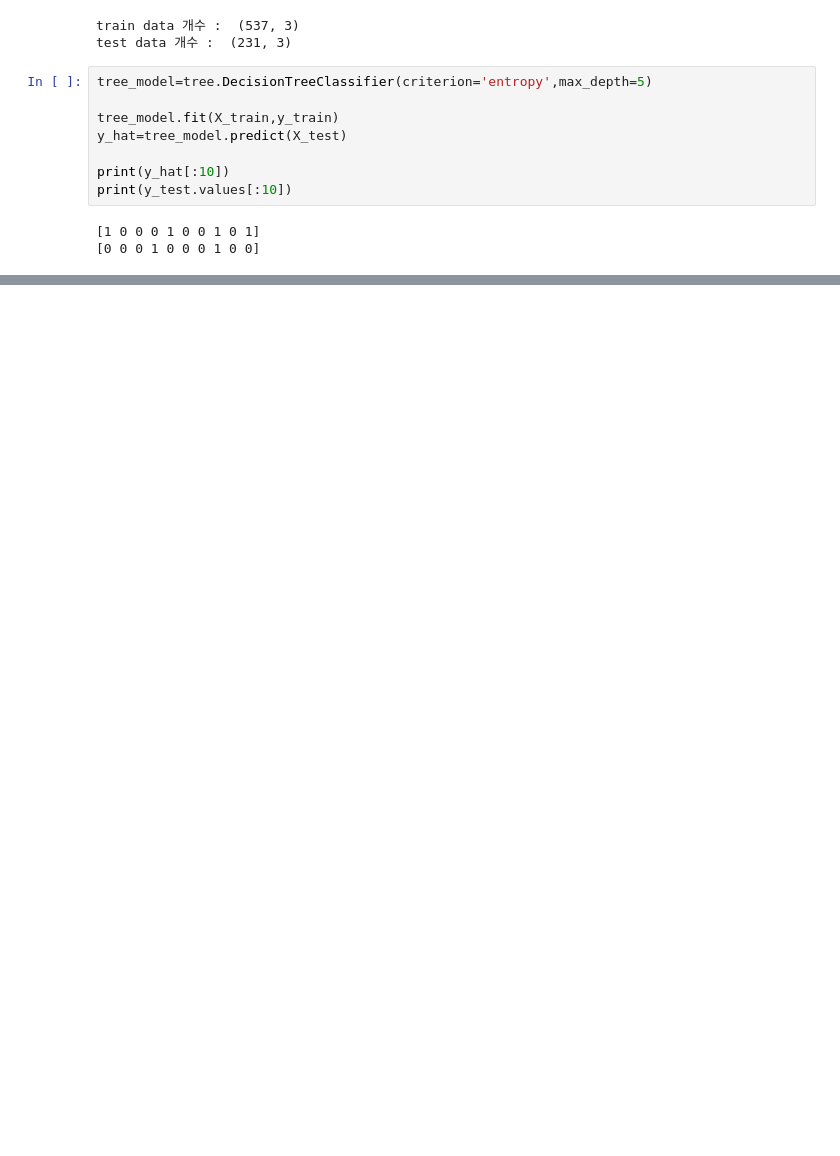
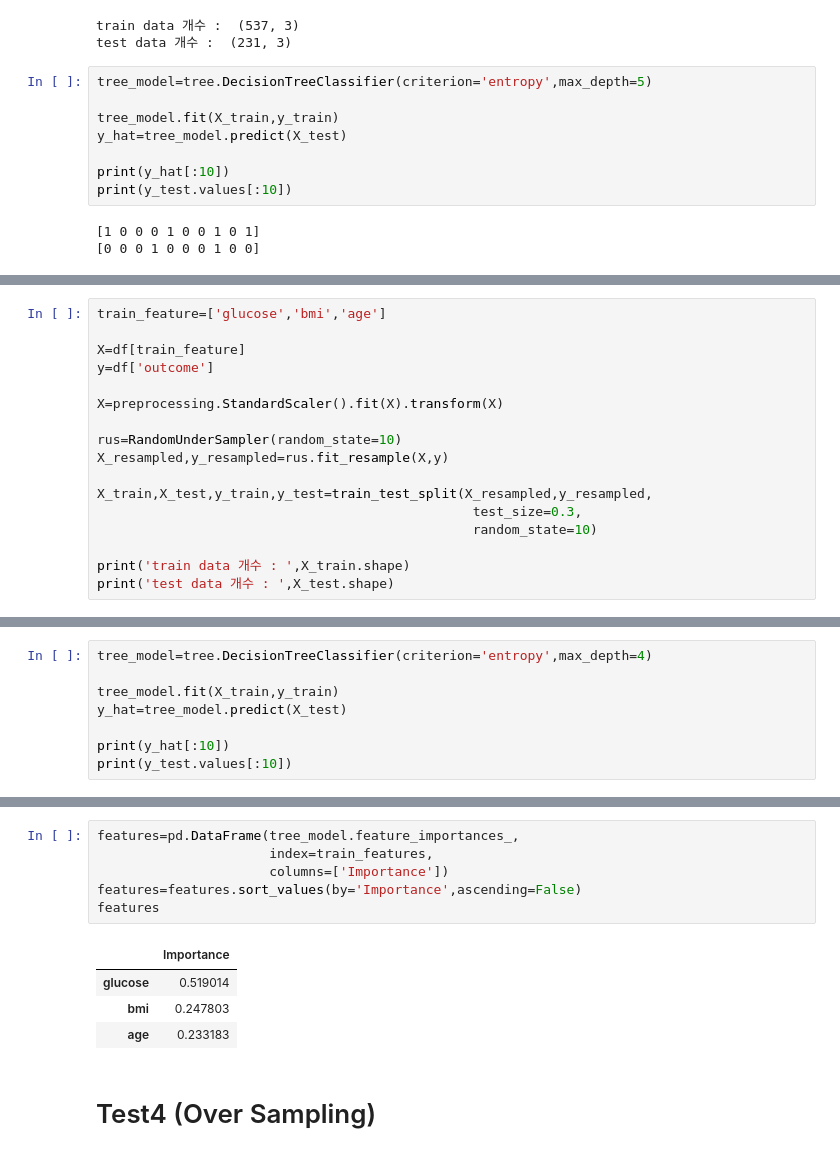
Before and after one commit to PolyGon-13/DataScience_Study, a Jupyter notebook: _projects/Pima_People_2.ipynb, the cells around one changed output, grey strips where cells are left out. Cells and saved outputs as stored; diff of their text form; blank space fills up the shorter version.

```diff
--- a/_projects/Pima_People_2.ipynb
+++ b/_projects/Pima_People_2.ipynb
@@ -232,0 +242,17 @@ features
+# %%
+train_feature=['glucose','bmi','age']
+
+X=df[train_feature]
+y=df['outcome']
+
+X=preprocessing.StandardScaler().fit(X).transform(X)
+
+rus=RandomUnderSampler(random_state=10)
+X_resampled,y_resampled=rus.fit_resample(X,y)
+
+X_train,X_test,y_train,y_test=train_test_split(X_resampled,y_resampled,
+                                                test_size=0.3,
+                                                random_state=10)
+
+print('train data 개수 : ',X_train.shape)
+print('test data 개수 : ',X_test.shape)
@@ -232,0 +262,8 @@ features
+# %%
+tree_model=tree.DecisionTreeClassifier(criterion='entropy',max_depth=4)
+
+tree_model.fit(X_train,y_train)
+y_hat=tree_model.predict(X_test)
+
+print(y_hat[:10])
+print(y_test.values[:10])
@@ -232,0 +291,13 @@ features
+# %%
+features=pd.DataFrame(tree_model.feature_importances_,
+                      index=train_features,
+                      columns=['Importance'])
+features=features.sort_values(by='Importance',ascending=False)
+features
+# %% [output]
+|  | Importance |
+| glucose | 0.519014 |
+| bmi | 0.247803 |
+| age | 0.233183 |
+# %% [markdown]
+# Test4 (Over Sampling)
```
Also changed, not shown: parts of 16 cells of this notebook.
